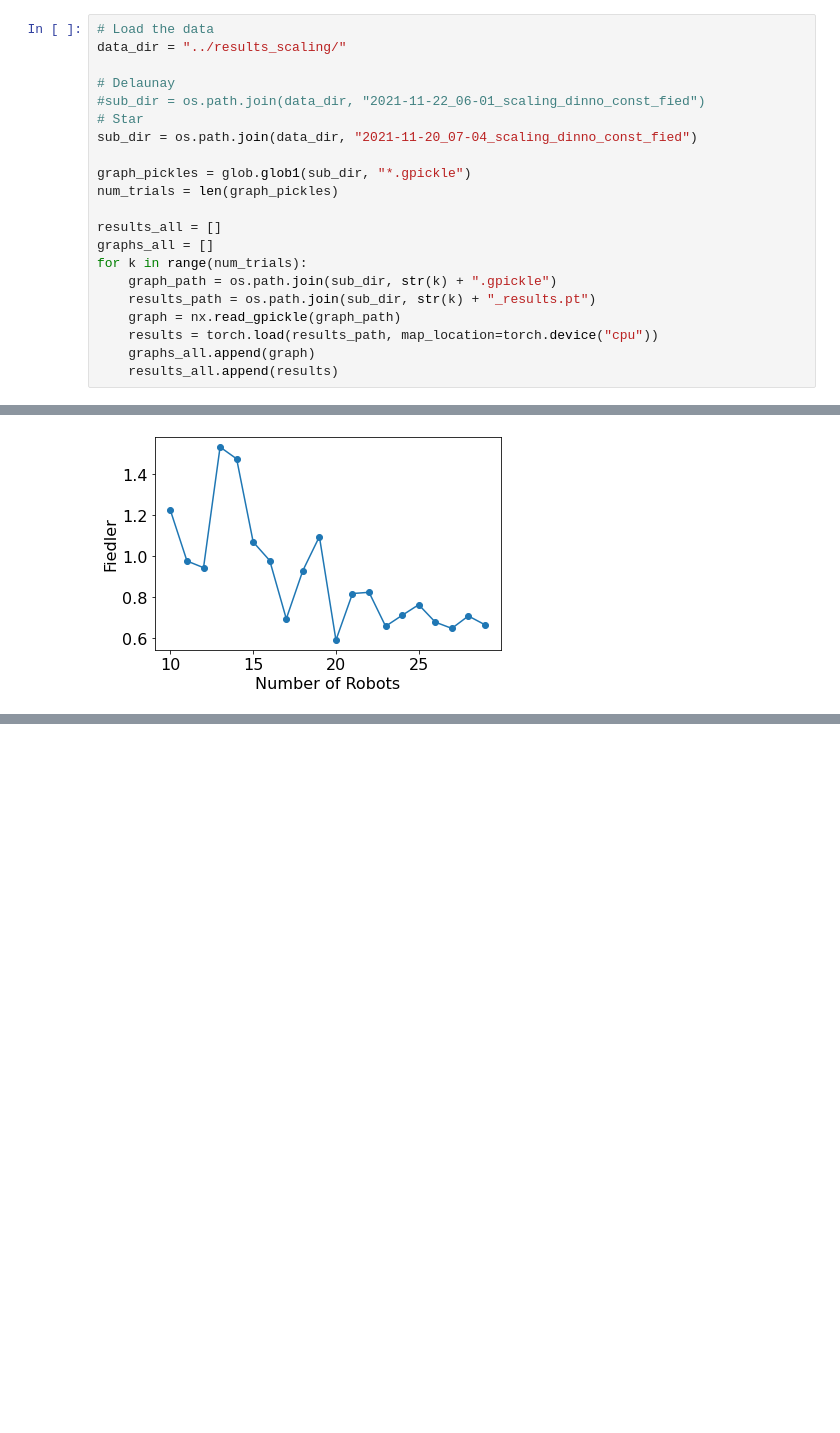
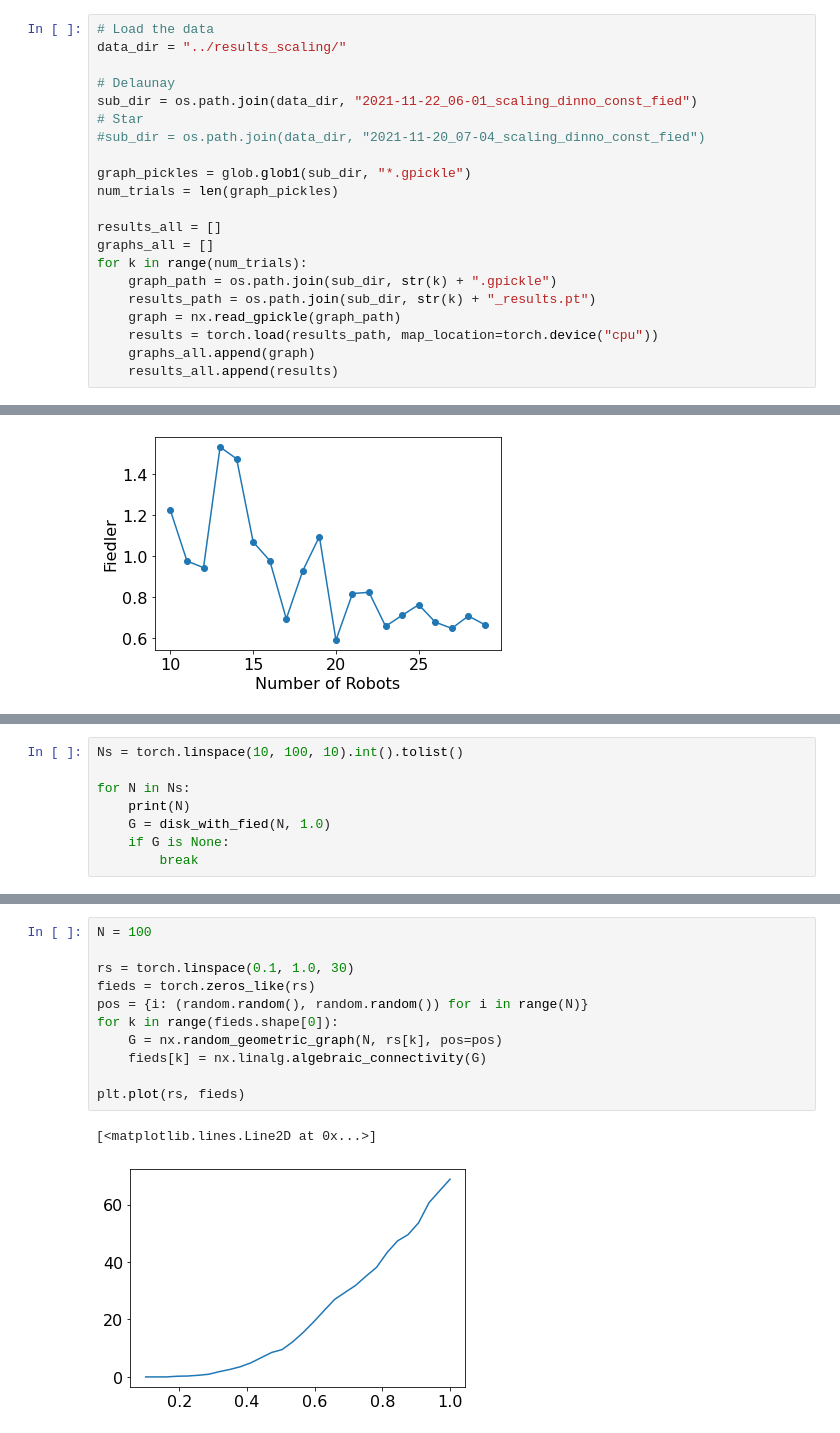
Before and after one commit to javieryu/nn_distributed_training, a Jupyter notebook: visualization/scaling_plots.ipynb, the cells around one changed output, grey strips where cells are left out. Drawn from its saved outputs; the diff is of its cells as text; blank space fills up the shorter version.

```diff
--- a/visualization/scaling_plots.ipynb
+++ b/visualization/scaling_plots.ipynb
@@ -12,9 +12,9 @@ plt.rcParams.update({'font.size': 16})
 data_dir = "../results_scaling/"
 
 # Delaunay
-#sub_dir = os.path.join(data_dir, "2021-11-22_06-01_scaling_dinno_const_fied")
+sub_dir = os.path.join(data_dir, "2021-11-22_06-01_scaling_dinno_const_fied")
 # Star
-sub_dir = os.path.join(data_dir, "2021-11-20_07-04_scaling_dinno_const_fied")
+#sub_dir = os.path.join(data_dir, "2021-11-20_07-04_scaling_dinno_const_fied")
 
 graph_pickles = glob.glob1(sub_dir, "*.gpickle")
 num_trials = len(graph_pickles)
@@ -64,0 +125,8 @@ Text(0.5, 0, 'Number of Robots')
+# %%
+Ns = torch.linspace(10, 100, 10).int().tolist()
+
+for N in Ns:
+    print(N)
+    G = disk_with_fied(N, 1.0)
+    if G is None:
+        break
@@ -64,0 +144,14 @@ Text(0.5, 0, 'Number of Robots')
+# %%
+N = 100
+
+rs = torch.linspace(0.1, 1.0, 30)
+fieds = torch.zeros_like(rs)
+pos = {i: (random.random(), random.random()) for i in range(N)}
+for k in range(fieds.shape[0]):
+    G = nx.random_geometric_graph(N, rs[k], pos=pos)
+    fieds[k] = nx.linalg.algebraic_connectivity(G)
+
+plt.plot(rs, fieds)
+# %% [output]
+[<matplotlib.lines.Line2D at 0x...>]
+[figure, added]
```
Also changed, not shown: parts of 2 cells of this notebook, 3 other files.
